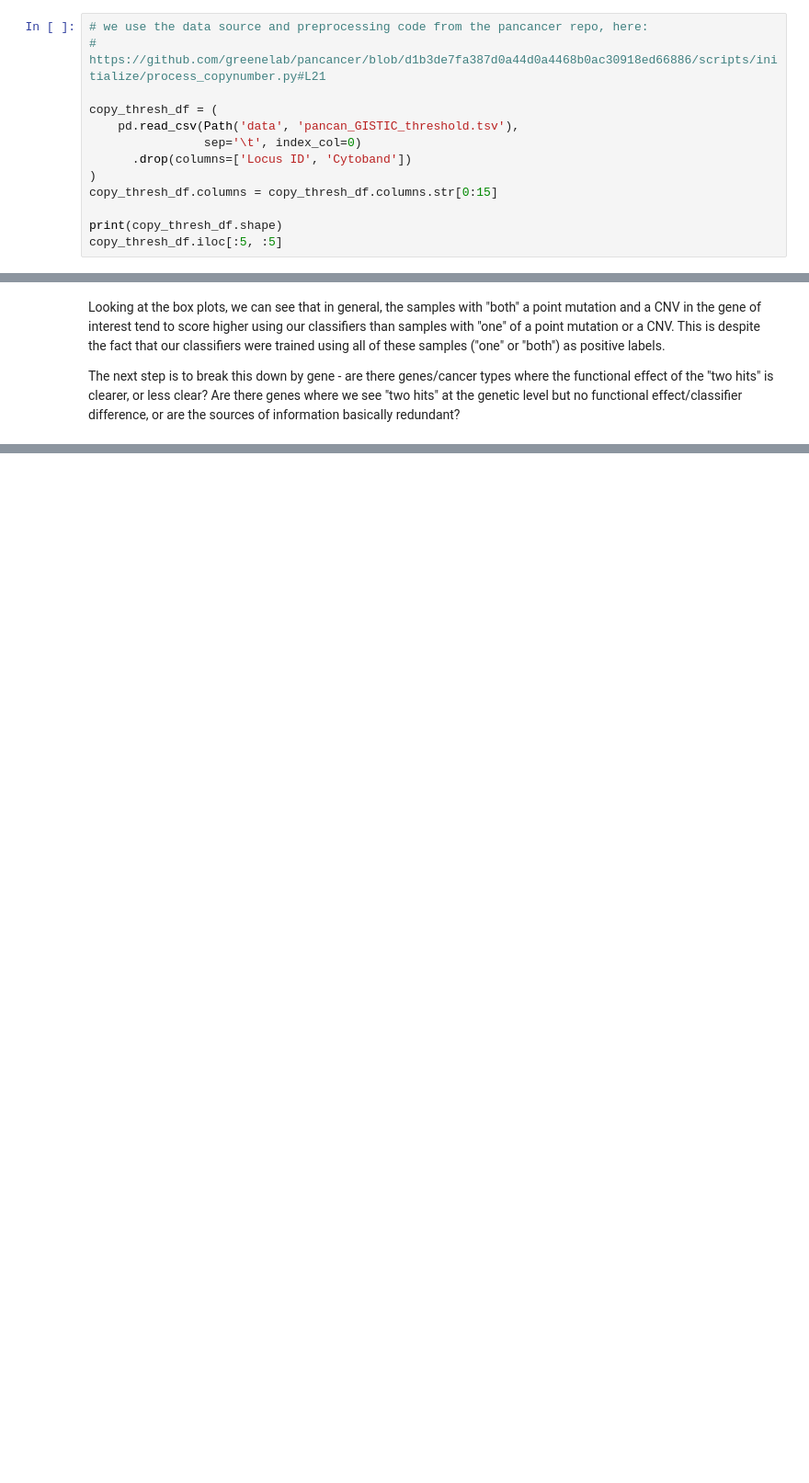
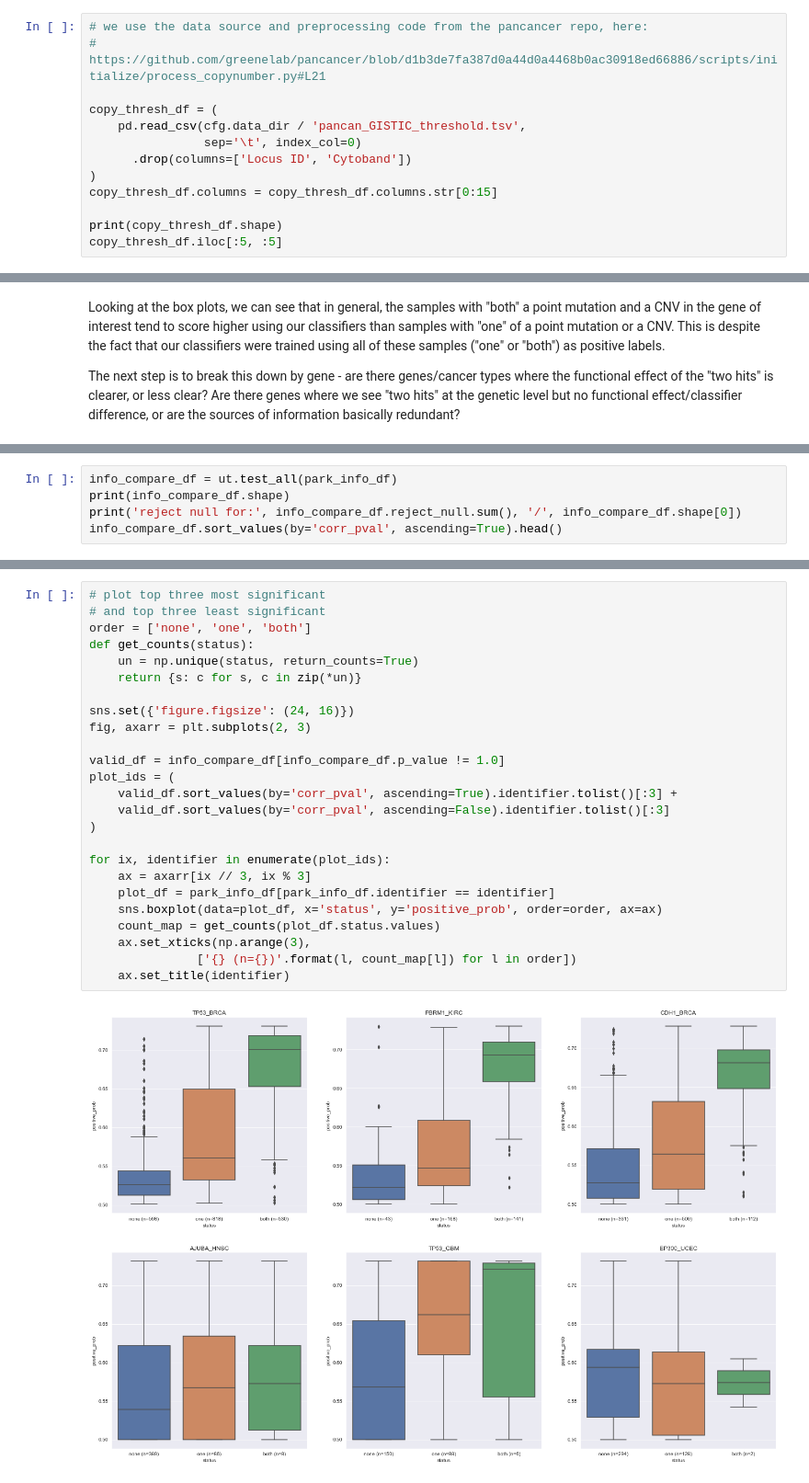
Before and after one commit to greenelab/mutation-fn, a Jupyter notebook: 3_park_analysis.ipynb, the cells around one changed output, grey strips where cells are left out. Shown at 92% size. Drawn from its saved outputs; the diff is of its cells as text; blank space fills up the shorter version.

Commit message:
add statistical testing to park analysis

```diff
--- a/3_park_analysis.ipynb
+++ b/3_park_analysis.ipynb
@@ -77,7 +77,7 @@ Get copy loss/gain info directly from GISTIC "thresholded" output. This should b
 # https://github.com/greenelab/pancancer/blob/d1b3de7fa387d0a44d0a4468b0ac30918ed66886/scripts/initialize/process_copynumber.py#L21
 
 copy_thresh_df = (
-    pd.read_csv(Path('data', 'pancan_GISTIC_threshold.tsv'),
+    pd.read_csv(cfg.data_dir / 'pancan_GISTIC_threshold.tsv',
                 sep='\t', index_col=0)
       .drop(columns=['Locus ID', 'Cytoband'])
 )
@@ -403,0 +410,5 @@ The next step is to break this down by gene - are there genes/cancer types where
+# %%
+info_compare_df = ut.test_all(park_info_df)
+print(info_compare_df.shape)
+print('reject null for:', info_compare_df.reject_null.sum(), '/', info_compare_df.shape[0])
+info_compare_df.sort_values(by='corr_pval', ascending=True).head()
@@ -403,0 +424,27 @@ The next step is to break this down by gene - are there genes/cancer types where
+# %%
+# plot top three most significant
+# and top three least significant
+order = ['none', 'one', 'both']
+def get_counts(status):
+    un = np.unique(status, return_counts=True)
+    return {s: c for s, c in zip(*un)}
+
+sns.set({'figure.figsize': (24, 16)})
+fig, axarr = plt.subplots(2, 3)
+
+valid_df = info_compare_df[info_compare_df.p_value != 1.0]
+plot_ids = (
+    valid_df.sort_values(by='corr_pval', ascending=True).identifier.tolist()[:3] +
+    valid_df.sort_values(by='corr_pval', ascending=False).identifier.tolist()[:3]
+)
+
+for ix, identifier in enumerate(plot_ids):
+    ax = axarr[ix // 3, ix % 3]
+    plot_df = park_info_df[park_info_df.identifier == identifier]
+    sns.boxplot(data=plot_df, x='status', y='positive_prob', order=order, ax=ax)
+    count_map = get_counts(plot_df.status.values)
+    ax.set_xticks(np.arange(3),
+               ['{} (n={})'.format(l, count_map[l]) for l in order])
+    ax.set_title(identifier)
+# %% [output]
+[figure, added]
```
Also changed, not shown: parts of 6 cells of this notebook, 2 other files.
